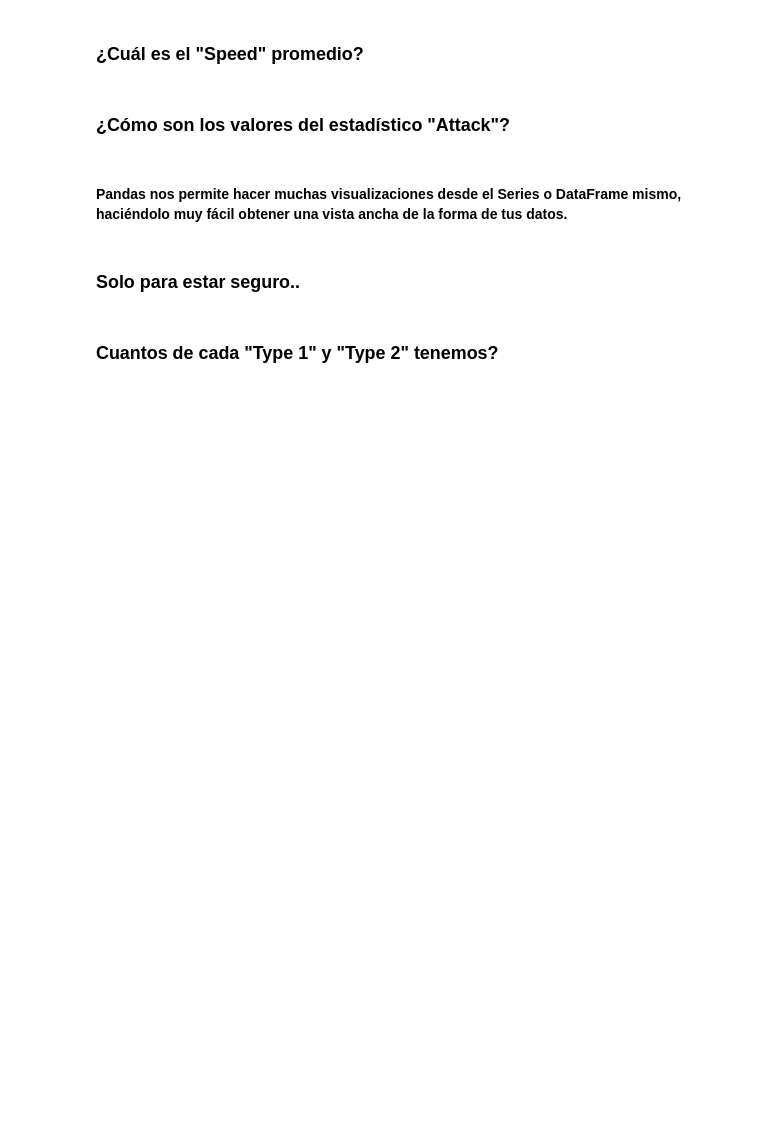
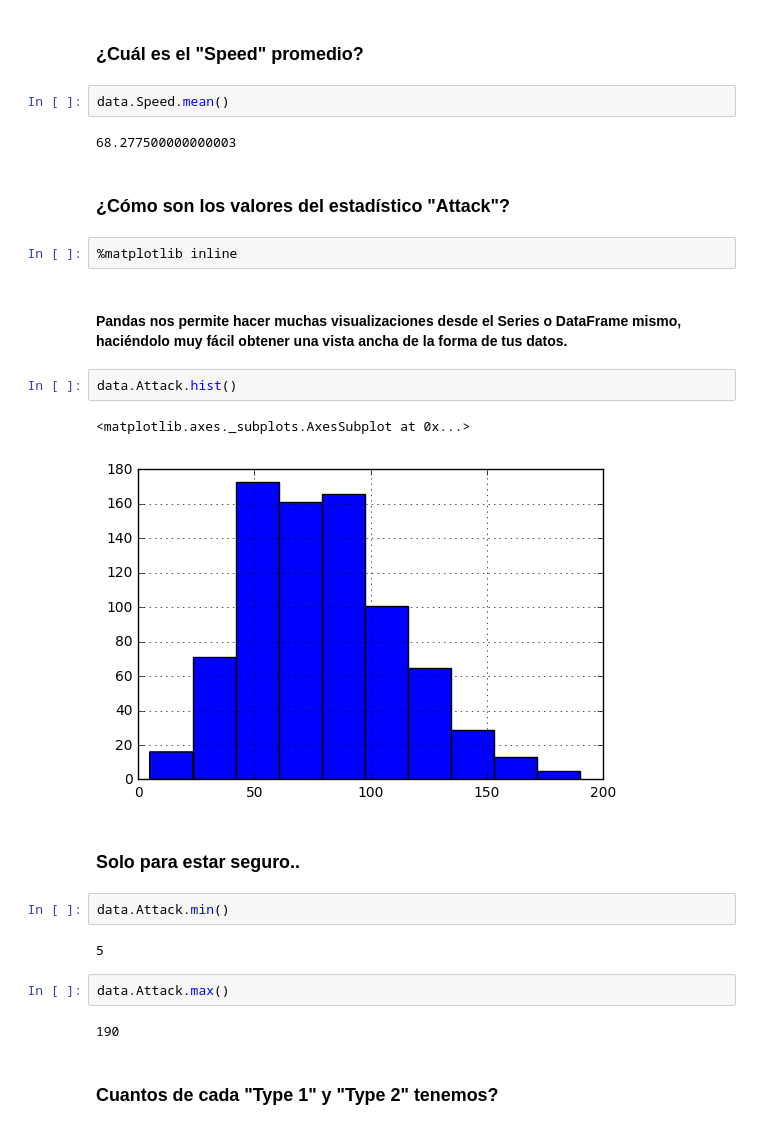
Before and after one commit to MiguhRuiz/Data-Science, a Jupyter notebook: pokemon/pokemon-exploracion.ipynb, the cells around one changed output. Saved outputs shown, nothing was run; the diff lists cells and outputs as text; blank space fills up the shorter version.

```diff
--- a/pokemon/pokemon-exploracion.ipynb
+++ b/pokemon/pokemon-exploracion.ipynb
@@ -63,10 +77,29 @@ True
 # %% [markdown]
 ### ¿Cuál es el "Speed" promedio?
+# %%
+data.Speed.mean()
+# %% [output]
+68.277500000000003
 # %% [markdown]
 ### ¿Cómo son los valores del estadístico "Attack"?
+# %%
+%matplotlib inline
 # %% [markdown]
 #### Pandas nos permite hacer muchas visualizaciones desde el Series o DataFrame mismo, haciéndolo muy fácil obtener una vista ancha de la forma de tus datos.
+# %%
+data.Attack.hist()
+# %% [output]
+<matplotlib.axes._subplots.AxesSubplot at 0x...>
+[figure, added]
 # %% [markdown]
 ### Solo para estar seguro..
+# %%
+data.Attack.min()
+# %% [output]
+5
+# %%
+data.Attack.max()
+# %% [output]
+190
 # %% [markdown]
 ### Cuantos de cada "Type 1" y "Type 2" tenemos?
```
Also changed, not shown: parts of 11 cells of this notebook.
